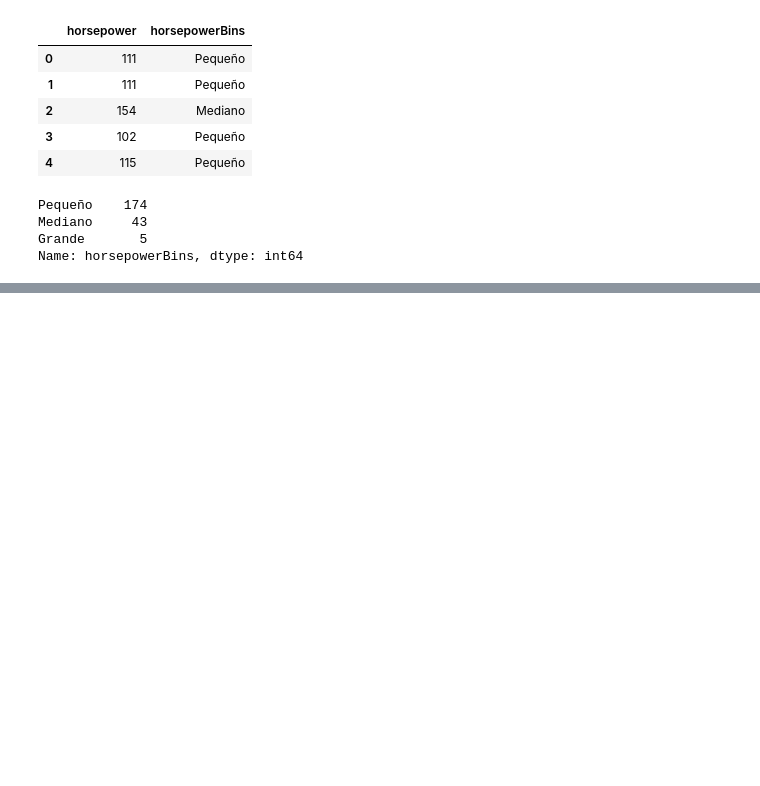
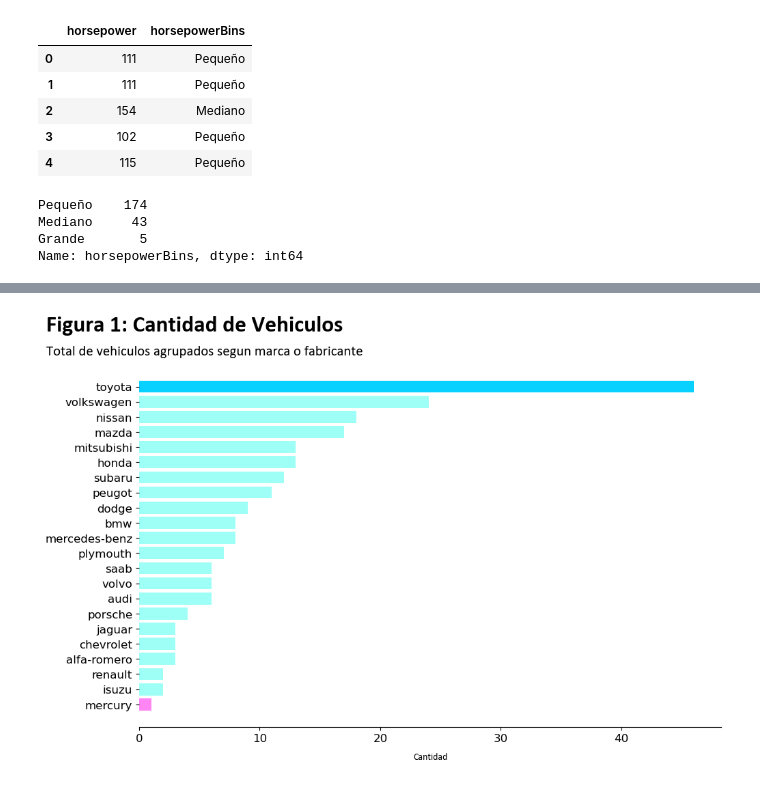
Before and after one commit to IvaRetana/1Q2023, a Jupyter notebook: EDA_Autos_Ivannia_Retana.ipynb, the cells around one changed output, grey strips where cells are left out. Saved outputs shown, nothing was run; the diff lists cells and outputs as text; code cells hidden in the pictures; blank space fills up the shorter version.

```diff
--- a/EDA_Autos_Ivannia_Retana.ipynb
+++ b/EDA_Autos_Ivannia_Retana.ipynb
@@ -591,0 +668,74 @@ dfAutos.head(5)
+# %%
+#esto lo copio y lo pego de aca: https://matplotlib.org/stable/gallery/lines_bars_and_markers/barh.html
+#import matplotlib.pyplot as plt
+#import numpy as np
+
+# Fixing random state for reproducibility
+#np.random.seed(19680801)
+
+
+
+
+fig, ax = plt.subplots(1,1,figsize=(11,6.9),dpi=100) #para definir el tamano se escribe lo que esta despues de subplots
+
+
+eje_x=dfGraf.index.tolist()
+eje_y=dfGraf['symboling'].tolist()
+y_pos = np.arange(len(eje_x))
+
+#Generacion de colores para el grafico
+bar_colors=["#08d1ff","#9dfff6","#9dfff6","#9dfff6","#9dfff6","#9dfff6","#9dfff6","#9dfff6",
+            "#9dfff6","#9dfff6","#9dfff6","#9dfff6","#9dfff6","#9dfff6","#9dfff6","#9dfff6",
+            "#9dfff6","#9dfff6","#9dfff6","#9dfff6","#9dfff6","#ff84f4"]
+
+error = np.random.rand(len(eje_x))
+
+ax.barh(y_pos, eje_y,align='center',color=bar_colors)
+
+#Formato del grafico
+#---------Titulo y subtitulo del grafico
+
+title_t="Figura 1: Cantidad de Vehiculos"
+ax.set_title(title_t, #mensaje del titulo
+             loc="left",#Se define posicion del texto al lado izquierdo
+             x=0.001,
+             y=0.95,
+            transform=fig.transFigure,
+            fontsize=24,
+            fontweight="bold",
+            fontfamily="calibri")
+
+subtitle_t="Total de vehiculos agrupados segun marca o fabricante"
+plt.suptitle(subtitle_t,
+             horizontalalignment="left",#Se define posicion del texto al lado izquierdo
+             x=0.001,
+             y=0.92,
+            transform=fig.transFigure,
+            fontsize=15,
+            fontweight="regular",
+            fontfamily="calibri")
+
+#-----------Etiquetas en Eje X y Y
+label="Cantidad"
+ax.set_xlabel(label,
+             ha="left",
+             fontsize=10,
+             fontweight="regular",
+             fontfamily="calibri")
+
+ax.xaxis.set_label_coords(x=0,
+                         y=-0.07,
+                         transform=ax.transAxes)
+
+ax.tick_params(axis="both",
+              labelsize=12)
+
+
+ax.set_yticks(y_pos, labels=eje_x)
+ax.invert_yaxis()  # labels read top-to-bottom
+ax.set_xlabel('Cantidad')
+#ax.set_title('Cantidad de carros segun marca') #este se puede usar para poner un titulo simple
+
+plt.show()
+# %% [output]
+[figure, added]
```
Also changed, not shown: parts of 26 cells of this notebook.
